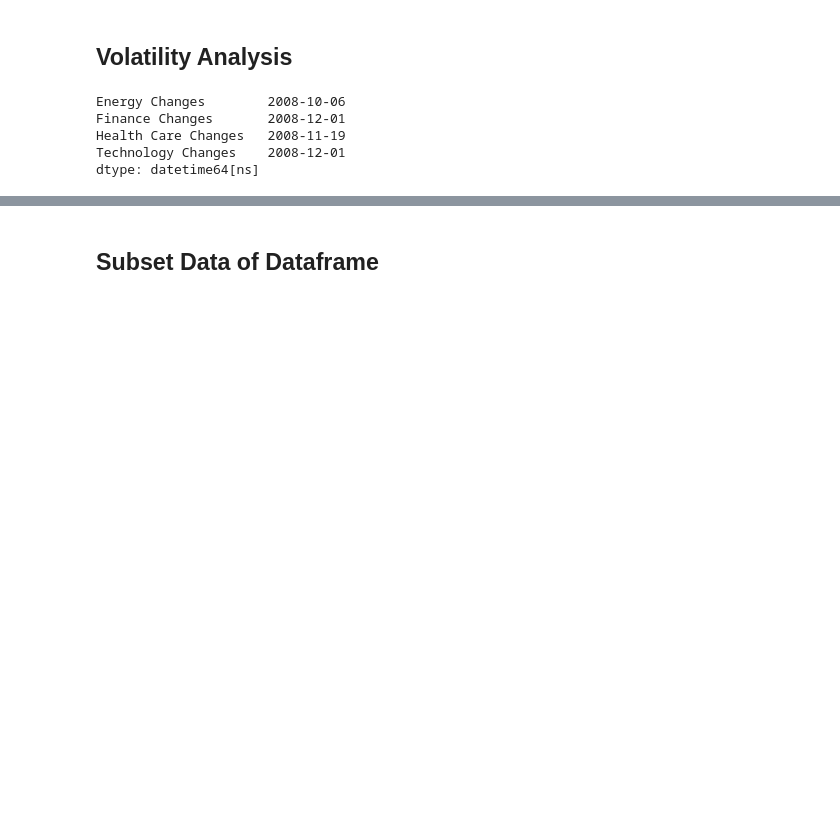
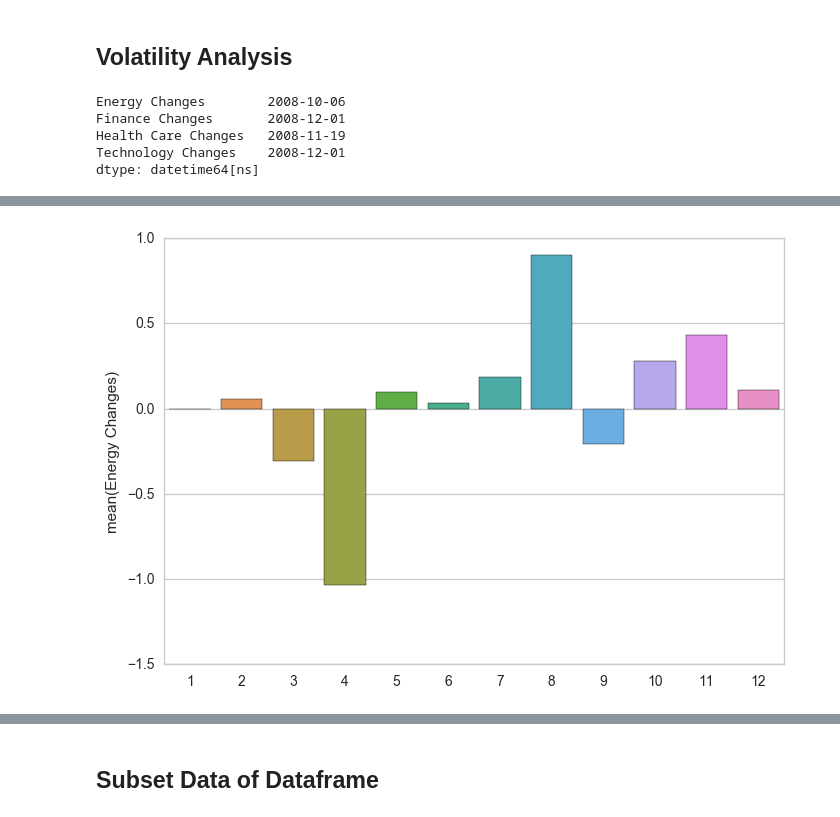
Before and after one commit to weiwang0531/stock-index, a Jupyter notebook: cleanproject.ipynb, the cells around one changed output, grey strips where cells are left out. Cells and saved outputs as stored; diff of their text form; code cells hidden in the pictures; blank space fills up the shorter version.

Commit message:
Working at data by month

```diff
--- a/cleanproject.ipynb
+++ b/cleanproject.ipynb
@@ -263,0 +270,3 @@ peak = delta_df[(delta_df <= 0.10).any(axis=1)]
+# %%
+for x in range(len(delta_df.columns)):
+    delta_df.ix[:,0:x] = delta_df.ix[:,0:x].abs
@@ -263,0 +277,3 @@ peak = delta_df[(delta_df <= 0.10).any(axis=1)]
+# %%
+delta_df.ix[:,0:1] = delta_df.ix[:,0:1].abs
+delta_df.head()
@@ -263,0 +282,6 @@ peak = delta_df[(delta_df <= 0.10).any(axis=1)]
+# %%
+# double check, would it make more sense to look at sum of absolute changes?
+# This wouldn't give us direction though.
+delta_df['count'].abs()
+months = delta_df.groupby(delta_df.index.month).sum()
+months
@@ -263,0 +302,6 @@ peak = delta_df[(delta_df <= 0.10).any(axis=1)]
+# %%
+sns.set_style("whitegrid")
+
+ax = sns.barplot(x=months.index, y="Energy Changes", data=months)
+# %% [output]
+[figure, added]
```
Also changed, not shown: parts of 12 cells of this notebook.
